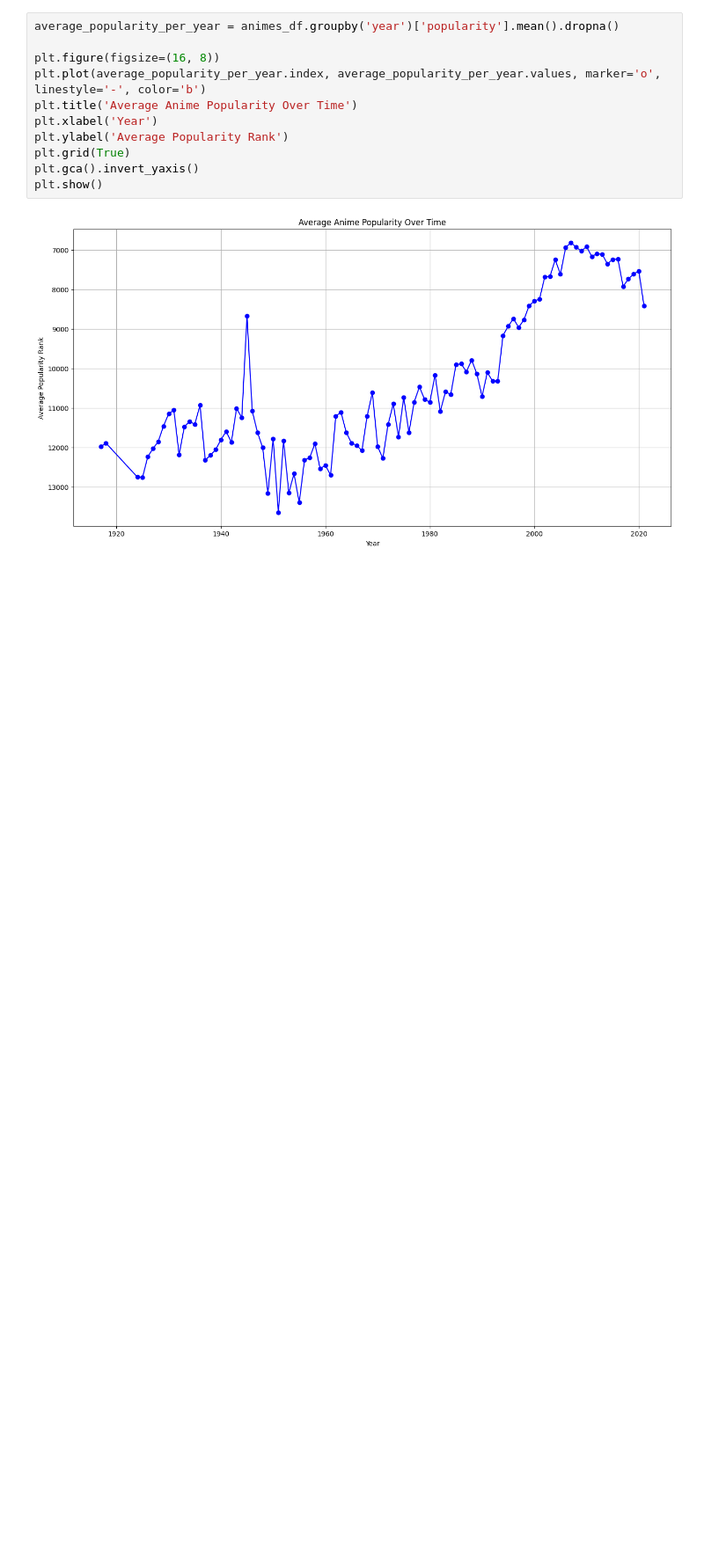
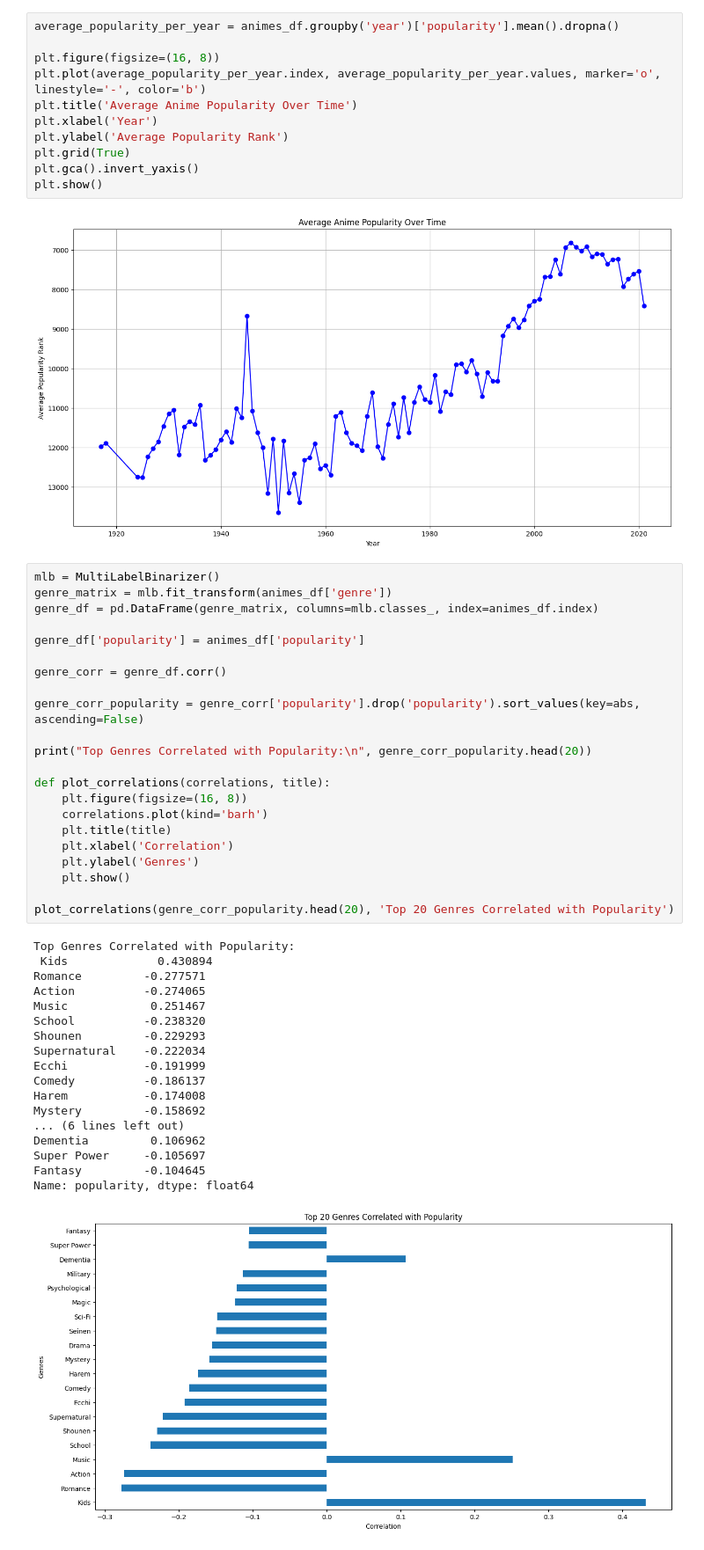
Before and after one commit to tobiasseck/anime-data-analytics-project, a Jupyter notebook: animes-sighting.ipynb, the cells around one changed output. Shown at 88% size. Cells and saved outputs as stored; diff of their text form; blank space fills up the shorter version.

Commit message:
added genre to popularity correlations

```diff
--- a/animes-sighting.ipynb
+++ b/animes-sighting.ipynb
@@ -209,3 +211,44 @@ plt.gca().invert_yaxis()
 plt.show()
 # %% [output]
 [figure]
+# %%
+mlb = MultiLabelBinarizer()
+genre_matrix = mlb.fit_transform(animes_df['genre'])
+genre_df = pd.DataFrame(genre_matrix, columns=mlb.classes_, index=animes_df.index)
+
+genre_df['popularity'] = animes_df['popularity']
+
+genre_corr = genre_df.corr()
+
+genre_corr_popularity = genre_corr['popularity'].drop('popularity').sort_values(key=abs, ascending=False)
+
+print("Top Genres Correlated with Popularity:\n", genre_corr_popularity.head(20))
+
+def plot_correlations(correlations, title):
+    plt.figure(figsize=(16, 8))
+    correlations.plot(kind='barh')
+    plt.title(title)
+    plt.xlabel('Correlation')
+    plt.ylabel('Genres')
+    plt.show()
+
+plot_correlations(genre_corr_popularity.head(20), 'Top 20 Genres Correlated with Popularity')
+# %% [output]
+Top Genres Correlated with Popularity:
+ Kids             0.430894
+Romance         -0.277571
+Action          -0.274065
+Music            0.251467
+School          -0.238320
+Shounen         -0.229293
+Supernatural    -0.222034
+Ecchi           -0.191999
+Comedy          -0.186137
+Harem           -0.174008
+Mystery         -0.158692
+... (6 lines left out)
+Dementia         0.106962
+Super Power     -0.105697
+Fantasy         -0.104645
+Name: popularity, dtype: float64
+[figure, added]
```
Also changed, not shown: parts of 2 cells of this notebook.
